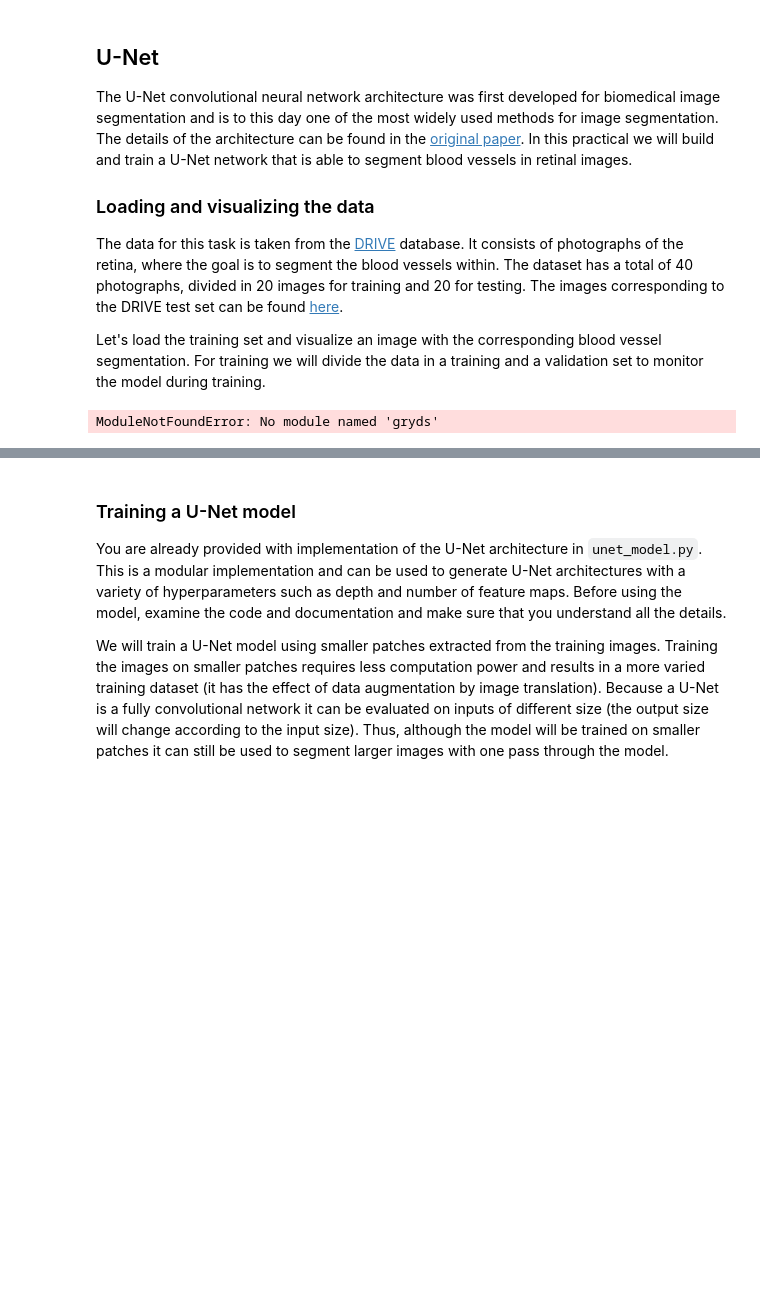
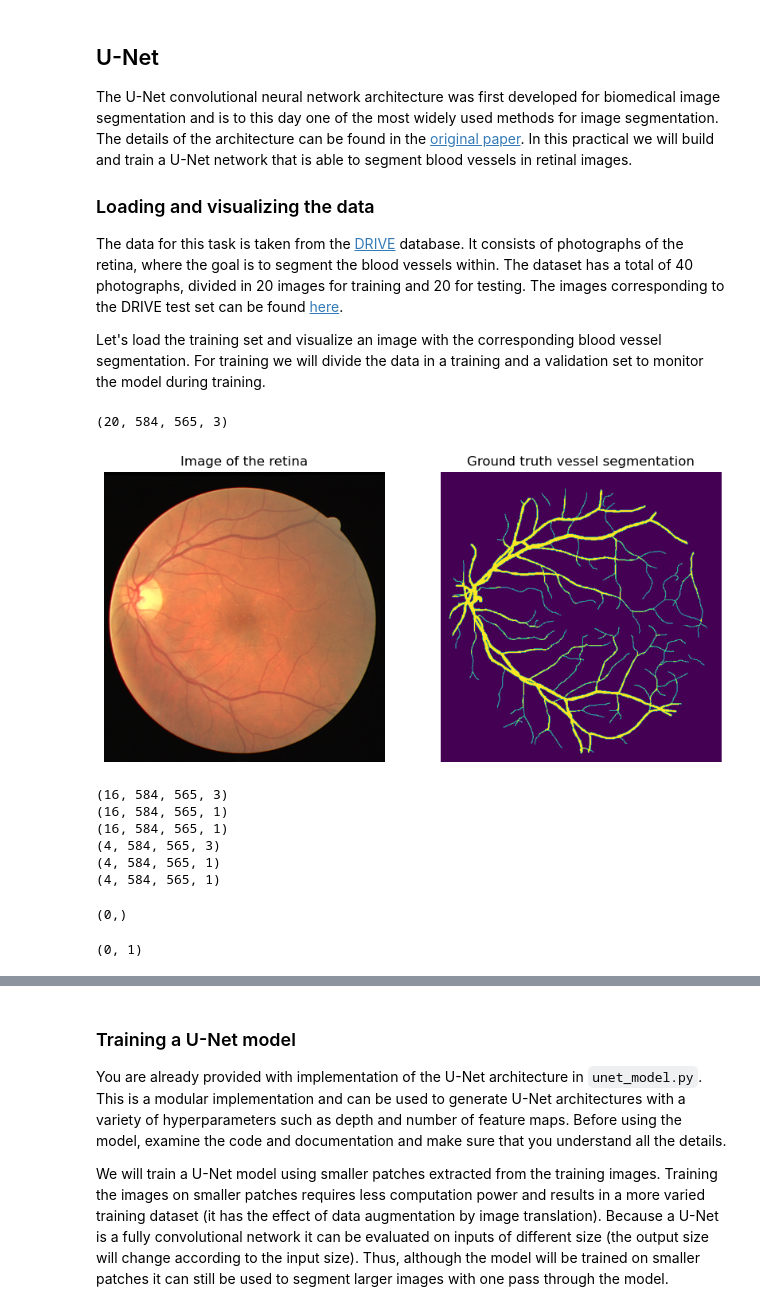
Before and after one commit to sarahlou-dr/8dm50-machine-learning, a Jupyter notebook: practicals/week_5.ipynb, the cells around one changed output, grey strips where cells are left out. Drawn from its saved outputs; the diff is of its cells as text; code cells hidden in the pictures; blank space fills up the shorter version.

```diff
--- a/practicals/week_5.ipynb
+++ b/practicals/week_5.ipynb
@@ -148,6 +148,7 @@ The data for this task is taken from the [DRIVE](https://www.isi.uu.nl/Research/
 Let's load the training set and visualize an image with the corresponding blood vessel segmentation. For training we will divide the data in a training and a validation set to monitor the model during training.
 # %%
 %matplotlib inline
+#import libraries
 import sys
 import numpy as np
 import matplotlib.pyplot as plt
@@ -157,37 +158,52 @@ sys.path.append('code/')
 from unet_utils import load_data
 
 # location of the DRIVE dataset
-data_folder = '<<<<< CHANGE ME TO THE CORRECT FOLDER >>>>>'
+data_folder = 'data/'
 train_paths = glob(data_folder + 'training/images/*.tif')
 images, masks, segmentations = load_data(train_paths)
 
 # print the shape of image dataset
 print(images.shape)
 
 plt.figure(figsize=(10, 8))
 
 plt.subplot(1, 2, 1)
 plt.title("Image of the retina")
 plt.axis('off')
 plt.imshow(images[0])
 
 plt.subplot(1, 2, 2)
 plt.title("Ground truth vessel segmentation")
 plt.axis('off')
 plt.imshow(segmentations[0][:, :, 0])
 
 plt.show()
 
 # divide in training and validation
 train_images, val_images, train_masks, val_masks, train_segmentations, val_segmentations = train_test_split(
     images, masks, segmentations, test_size=0.2, random_state=7)
 
 # print the shape of the training and valudation datasets
 print(train_images.shape)
 print(train_masks.shape)
 print(train_segmentations.shape)
 print(val_images.shape)
 print(val_masks.shape)
 print(val_segmentations.shape)
 # %% [output]
-ModuleNotFoundError: No module named 'gryds'
+(20, 584, 565, 3)
+[figure, added]
+(16, 584, 565, 3)
+(16, 584, 565, 1)
+(16, 584, 565, 1)
+(4, 584, 565, 3)
+(4, 584, 565, 1)
+(4, 584, 565, 1)
+# %%
+images.shape
+# %% [output]
+(0,)
+# %%
+masks.shape
+# %% [output]
+(0, 1)
```
Also changed, not shown: parts of 2 cells of this notebook.
